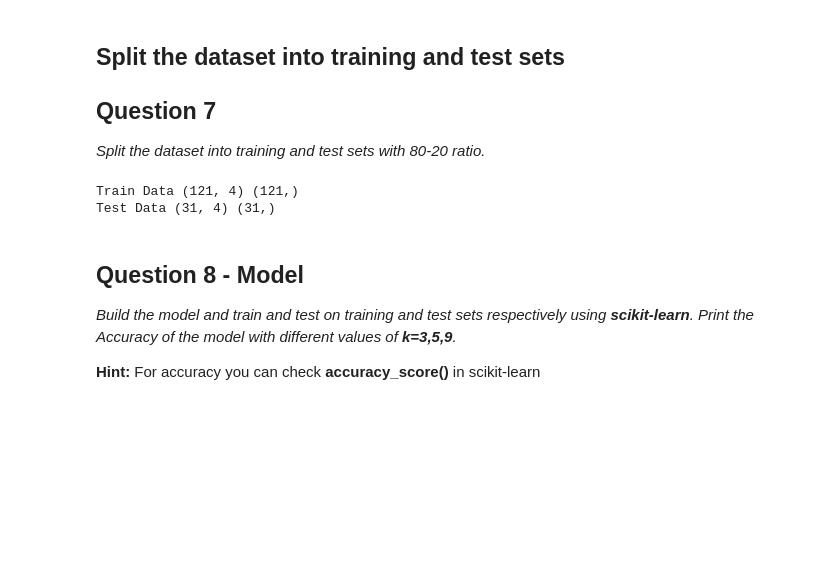
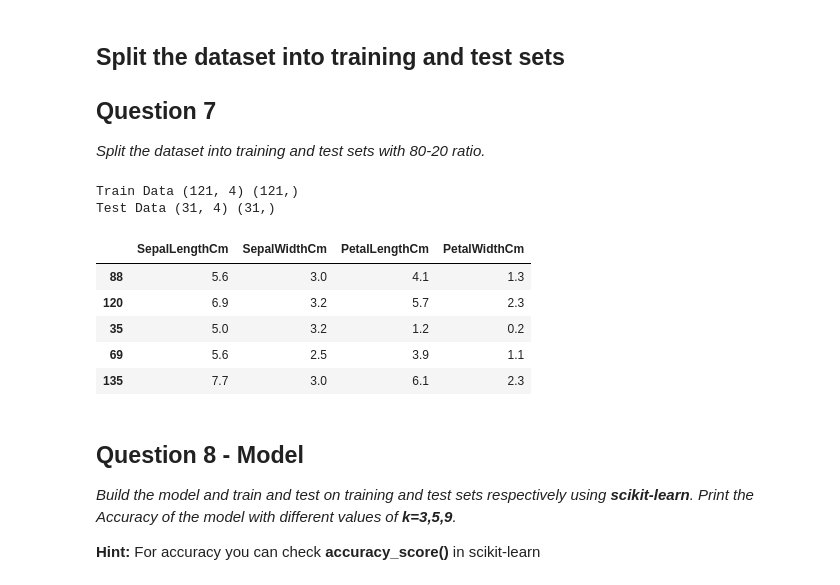
Before and after one commit to GreatLearningAIML1/delhi-may19-batch-sharma-chandan, a Jupyter notebook: R2_Internal_Lab_Questions (1).ipynb, the cells around one changed output. Cells and saved outputs as stored; diff of their text form; code cells hidden in the pictures; blank space fills up the shorter version.

```diff
--- a/R2_Internal_Lab_Questions (1).ipynb
+++ b/R2_Internal_Lab_Questions (1).ipynb
@@ -152,12 +152,19 @@ sns.pairplot(data)
 *Split the dataset into training and test sets with 80-20 ratio.*
 # %%
 from sklearn.model_selection import train_test_split
-X_train, X_test, y_train, y_test = train_test_split(data, data['Species'], test_size=0.2)
+X_train, X_test, y_train, y_test = train_test_split(data.iloc[:,0:4], data['Species'], test_size=0.2)
 print('Train Data',X_train.shape,y_train.shape)
 print('Test Data',X_test.shape,y_test.shape)
+X_train.head()
 # %% [output]
 Train Data (121, 4) (121,)
 Test Data (31, 4) (31,)
+|  | SepalLengthCm | SepalWidthCm | PetalLengthCm | PetalWidthCm |
+| 88 | 5.6 | 3.0 | 4.1 | 1.3 |
+| 120 | 6.9 | 3.2 | 5.7 | 2.3 |
+| 35 | 5.0 | 3.2 | 1.2 | 0.2 |
+| 69 | 5.6 | 2.5 | 3.9 | 1.1 |
+| 135 | 7.7 | 3.0 | 6.1 | 2.3 |
 # %% [markdown]
 ## Question 8 - Model
 
```
Also changed, not shown: parts of 12 cells of this notebook.
